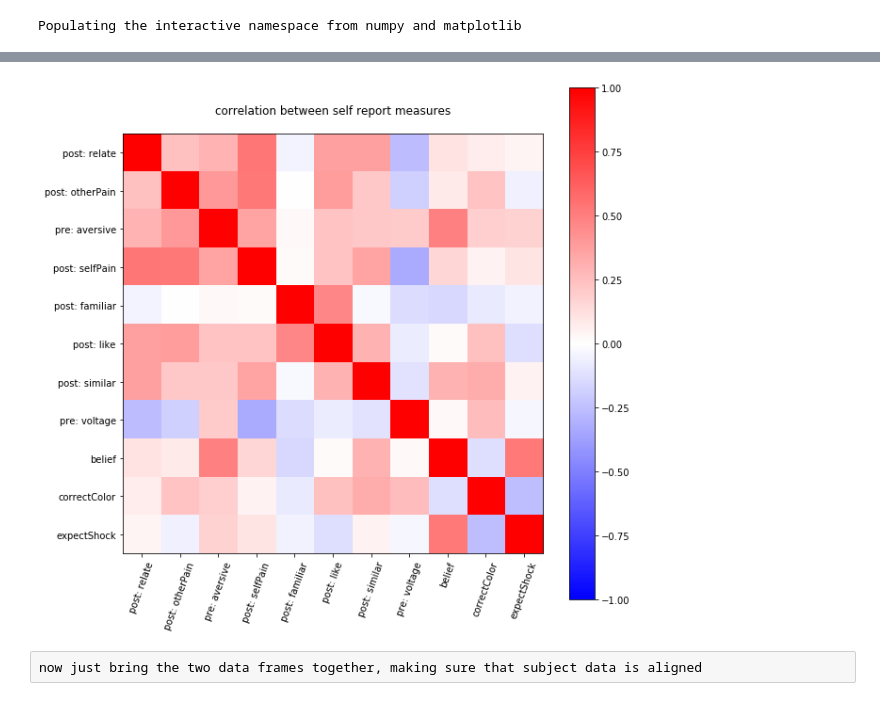
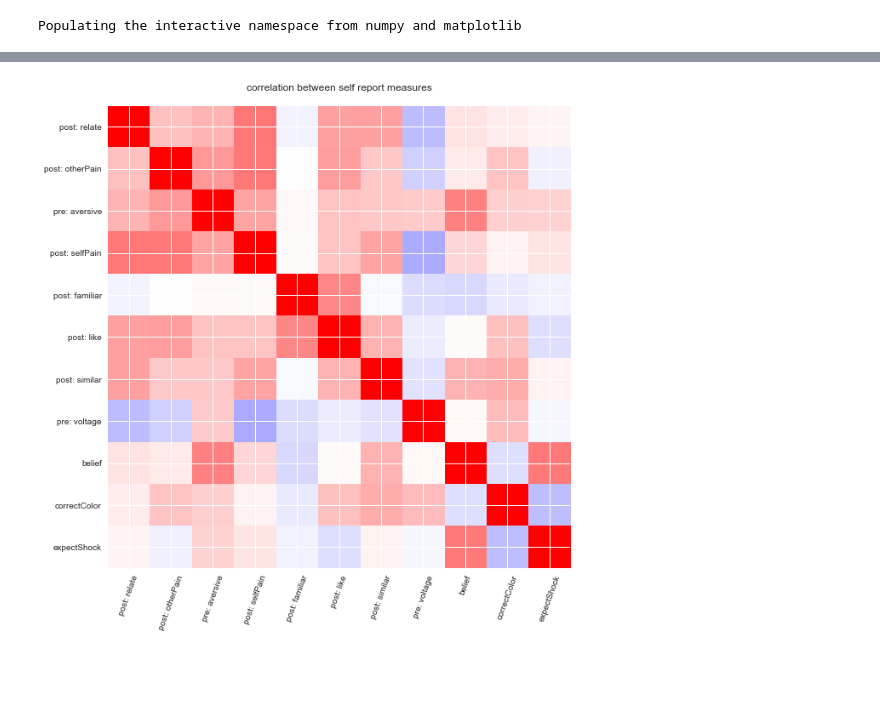
Before and after one commit to tzler/social_structure_learning, a Jupyter notebook: analysis/visualizing_results_fyp.ipynb, the cells around one changed output, grey strips where cells are left out. Cells and saved outputs as stored; diff of their text form; code cells hidden in the pictures; blank space fills up the shorter version.

```diff
--- a/analysis/visualizing_results_fyp.ipynb
+++ b/analysis/visualizing_results_fyp.ipynb
@@ -231,8 +289,6 @@ title('\ncorrelation between physiological measurements\n corr(renewal,predictio
 # %%
-import behavioral_analysis_functions
-self_report = behavioral_analysis_functions.generate_data_frame()
-behavioral_analysis_functions.correlation_matrix(self_report)
+import behavioral_analysis_functions_fyp as ba_fun
+self_report, subject_names = ba_fun.generate_data_frame()
+ba_fun.correlation_matrix(self_report)
 # %% [output]
-[figure, old version]
+[figure, new version]
-# %% [raw]
-now just bring the two data frames together, making sure that subject data is aligned
```
Also changed, not shown: parts of 22 cells of this notebook, 2 other files.
